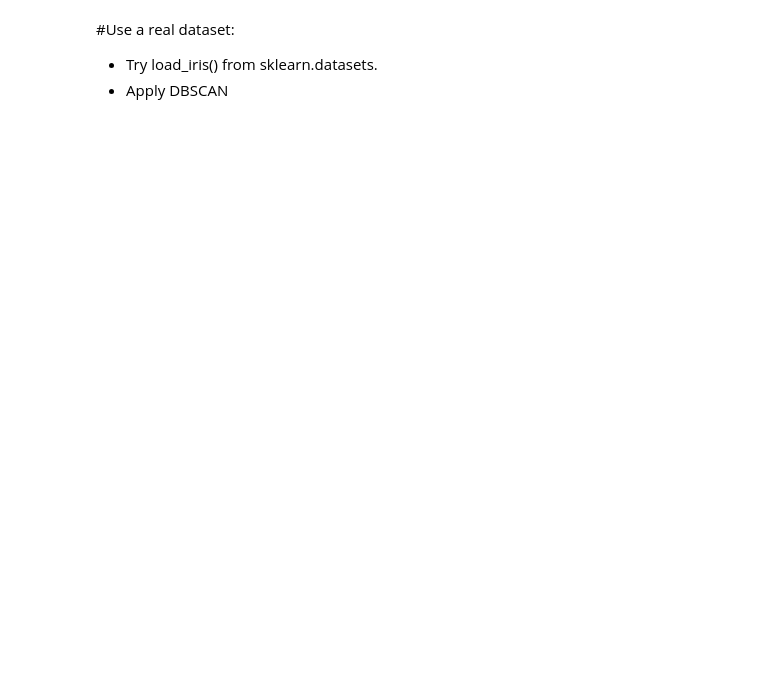
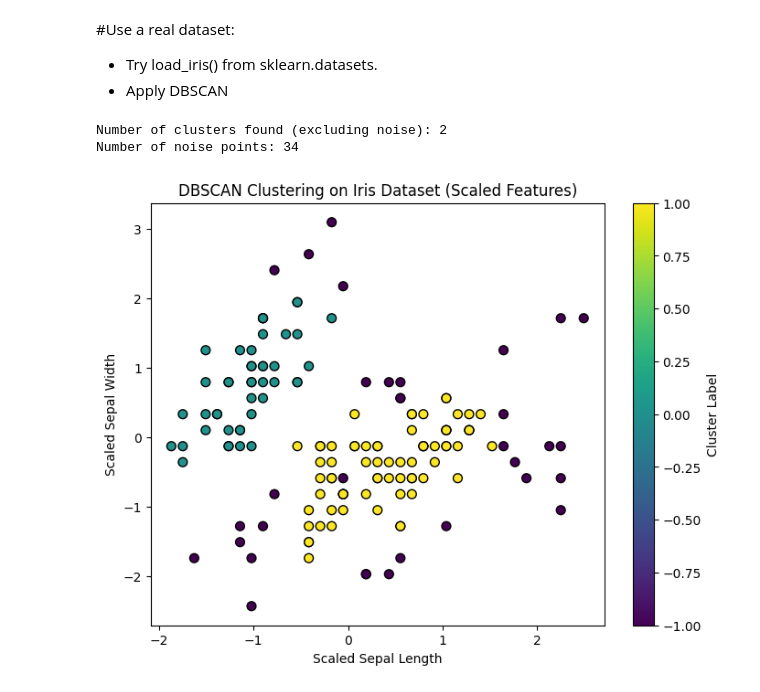
Before and after one commit to zrsteff/CSC587, a Jupyter notebook: Lab 14 - lab_dbscan.ipynb, the cells around one changed output. Saved outputs shown, nothing was run; the diff lists cells and outputs as text; code cells hidden in the pictures; blank space fills up the shorter version.

```diff
--- a/Lab 14 - lab_dbscan.ipynb
+++ b/Lab 14 - lab_dbscan.ipynb
@@ -41,3 +87,29 @@ plt.show()
 #Use a real dataset:
 * Try load_iris() from sklearn.datasets.
 * Apply DBSCAN
+# %%
+from sklearn.datasets import load_iris
+
+iris = load_iris()
+iris_df = pd.DataFrame(data=iris.data, columns=iris.feature_names)
+iris_df['target'] = iris.target
+iris_df.head()
+
+X_iris = iris_df.drop('target', axis=1)
+scaler = StandardScaler()
+X_iris_scaled = scaler.fit_transform(X_iris)
+dbscan_iris = DBSCAN(eps=0.5, min_samples=5)
+labels_iris = dbscan_iris.fit_predict(X_iris_scaled)
+print(f"Number of clusters found (excluding noise): {len(set(labels_iris)) - (1 if -1 in labels_iris else 0)}")
+print(f"Number of noise points: {np.sum(labels_iris == -1)}")
+plt.figure(figsize=(8, 6))
+plt.scatter(X_iris_scaled[:, 0], X_iris_scaled[:, 1], c=labels_iris, cmap='viridis', s=50, edgecolors='k')
+plt.title('DBSCAN Clustering on Iris Dataset (Scaled Features)')
+plt.xlabel('Scaled Sepal Length')
+plt.ylabel('Scaled Sepal Width')
+plt.colorbar(label='Cluster Label')
+plt.show()
+# %% [output]
+Number of clusters found (excluding noise): 2
+Number of noise points: 34
+[figure, added]
```
Also changed, not shown: parts of 4 cells of this notebook.
